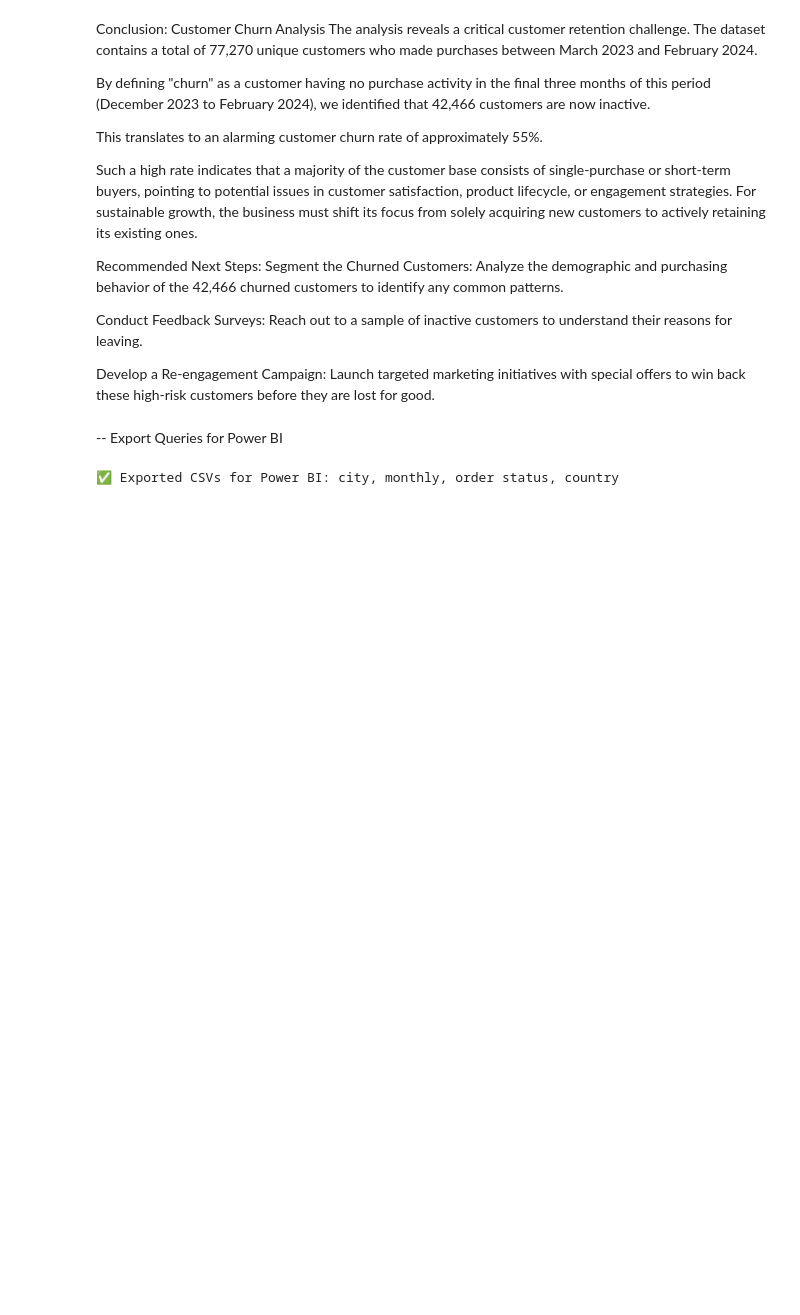
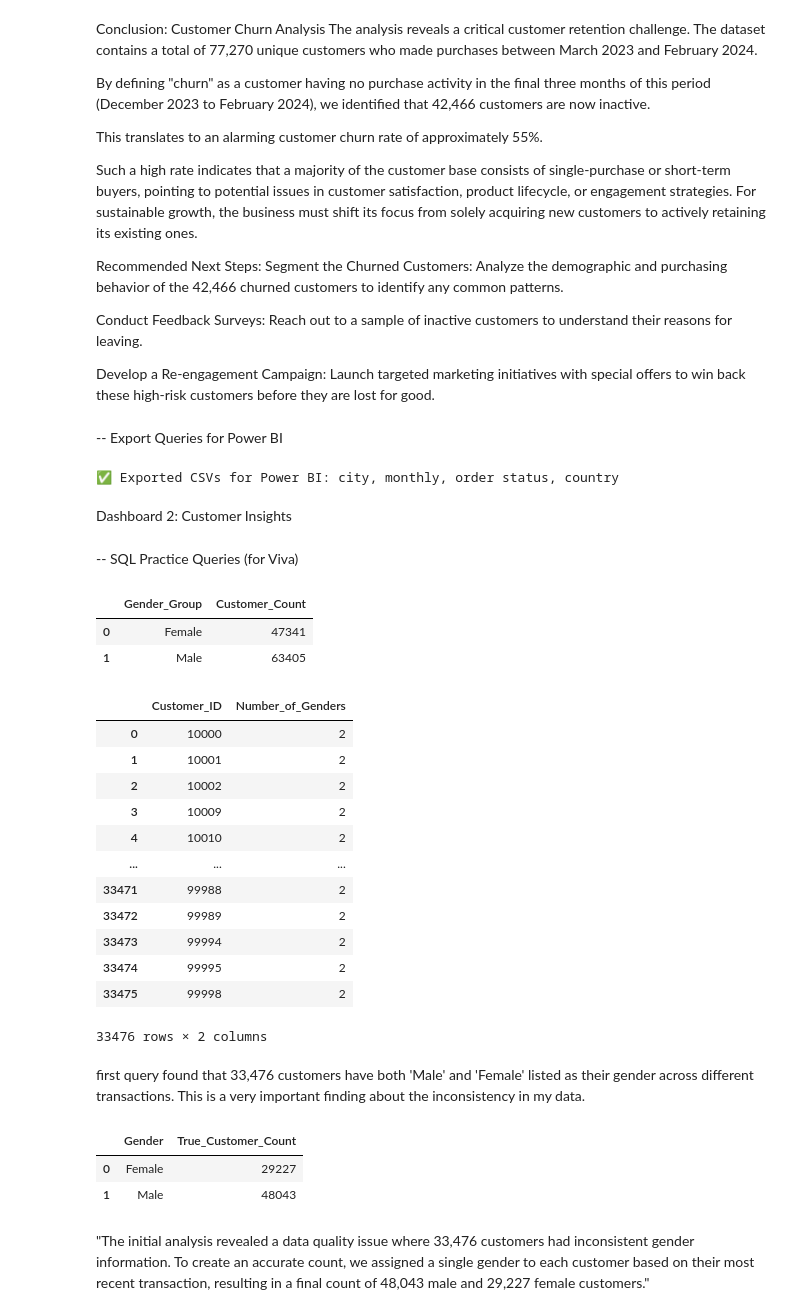
Before and after one commit to pranav444444/MinorProject_Sem7_Customer-Preference-and-Trend-Analytics-for-the-Retail-Sector, a Jupyter notebook: sample_retail_sales (2).ipynb, the cells around one changed output. Drawn from its saved outputs; the diff is of its cells as text; code cells hidden in the pictures; blank space fills up the shorter version.

```diff
--- a/sample_retail_sales (2).ipynb
+++ b/sample_retail_sales (2).ipynb
@@ -1330,3 +1340,74 @@ df_country_sales.to_csv("output_country_sales.csv", index=False)
 print("✅ Exported CSVs for Power BI: city, monthly, order status, country")
 # %% [output]
 ✅ Exported CSVs for Power BI: city, monthly, order status, country
+# %% [markdown]
+Dashboard 2: Customer Insights
+# %% [markdown]
+-- SQL Practice Queries (for Viva)
+# %%
+pd.read_sql_query("""
+    SELECT
+        CASE
+            WHEN Gender = 'Male' THEN 'Male'
+            WHEN Gender = 'Female' THEN 'Female'
+            ELSE 'Unknown/Not Specified'
+        END AS Gender_Group,
+        COUNT(DISTINCT Customer_ID) AS Customer_Count
+    FROM
+        RetailData
+    GROUP BY
+        Gender_Group;
+""", conn)
+# %% [output]
+|  | Gender_Group | Customer_Count |
+| 0 | Female | 47341 |
+| 1 | Male | 63405 |
+# %%
+# Find customers with inconsistent gender data
+pd.read_sql_query("""
+    SELECT Customer_ID, COUNT(DISTINCT Gender) AS Number_of_Genders
+    FROM RetailData
+    GROUP BY Customer_ID
+    HAVING COUNT(DISTINCT Gender) > 1;
+""", conn)
+# %% [output]
+|  | Customer_ID | Number_of_Genders |
+| 0 | 10000 | 2 |
+| 1 | 10001 | 2 |
+| 2 | 10002 | 2 |
+| 3 | 10009 | 2 |
+| 4 | 10010 | 2 |
+| ... | ... | ... |
+| 33471 | 99988 | 2 |
+| 33472 | 99989 | 2 |
+| 33473 | 99994 | 2 |
+| 33474 | 99995 | 2 |
+| 33475 | 99998 | 2 |
+33476 rows × 2 columns
+# %% [markdown]
+first query found that 33,476 customers have both 'Male' and 'Female' listed as their gender across different transactions. This is a very important finding about the inconsistency in my data.
+# %%
+# Correctly count customers by gender using their most recent transaction
+pd.read_sql_query("""
+    WITH RankedTransactions AS (
+        SELECT
+            Customer_ID,
+            Gender,
+            -- Assign a rank to each customer's transactions, with #1 being the most recent
+            ROW_NUMBER() OVER(PARTITION BY Customer_ID ORDER BY Date DESC) as rn
+        FROM RetailData
+    )
+    -- Now, count only the #1 ranked (most recent) transaction for each customer
+    SELECT
+        Gender,
+        COUNT(Customer_ID) AS True_Customer_Count
+    FROM RankedTransactions
+    WHERE rn = 1
+    GROUP BY Gender;
+""", conn)
+# %% [output]
+|  | Gender | True_Customer_Count |
+| 0 | Female | 29227 |
+| 1 | Male | 48043 |
+# %% [markdown]
+"The initial analysis revealed a data quality issue where 33,476 customers had inconsistent gender information. To create an accurate count, we assigned a single gender to each customer based on their most recent transaction, resulting in a final count of 48,043 male and 29,227 female customers."
```
Also changed, not shown: parts of 22 cells of this notebook, 11 other files.
